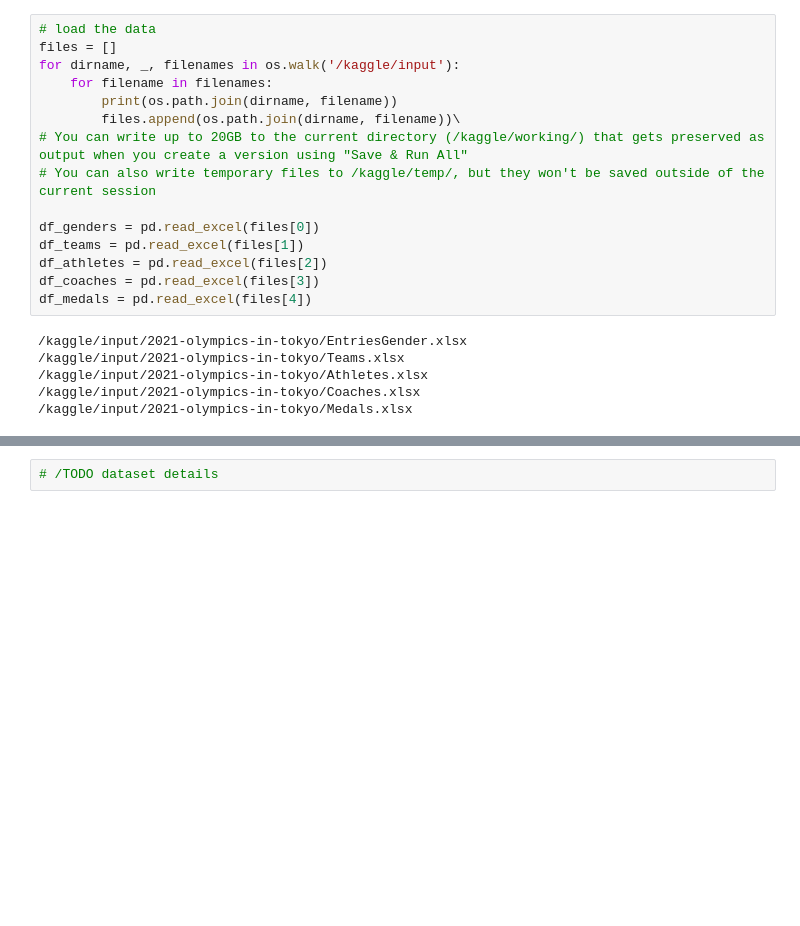
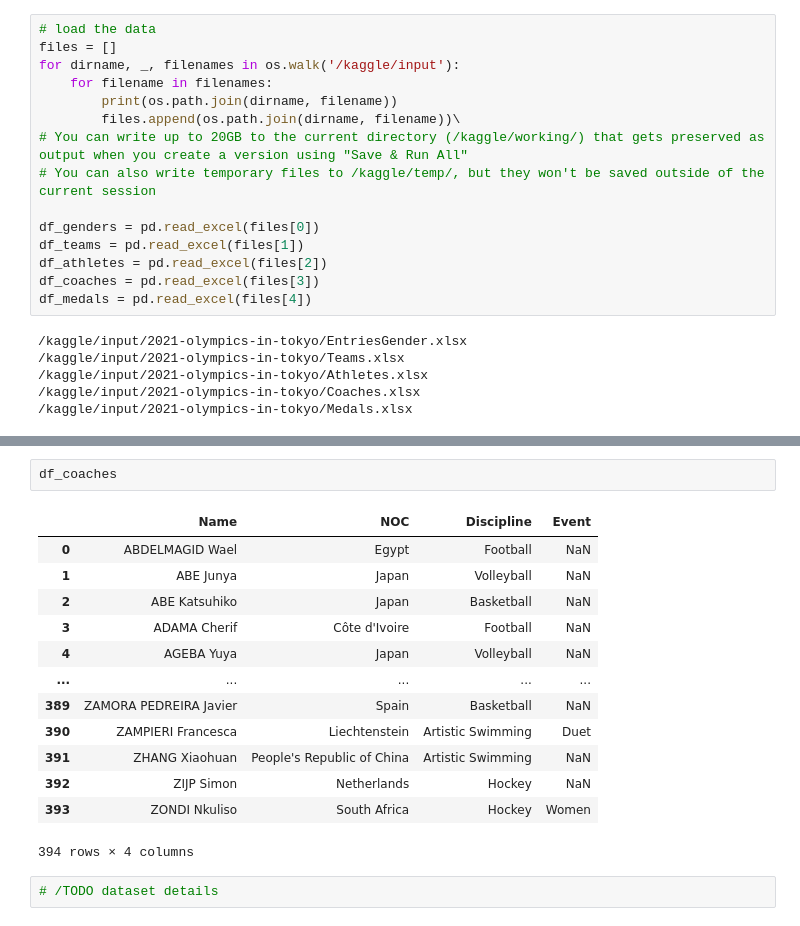
Before and after one commit to levisantn/olympics_tokyo, a Jupyter notebook: olympics_tokyo.ipynb, the cells around one changed output, grey strips where cells are left out. Drawn from its saved outputs; the diff is of its cells as text; blank space fills up the shorter version.

```diff
--- a/olympics_tokyo.ipynb
+++ b/olympics_tokyo.ipynb
@@ -36,3 +84,19 @@ df_medals = pd.read_excel(files[4])
+# %%
+df_coaches
+# %% [output]
+|  | Name | NOC | Discipline | Event |
+| 0 | ABDELMAGID Wael | Egypt | Football | NaN |
+| 1 | ABE Junya | Japan | Volleyball | NaN |
+| 2 | ABE Katsuhiko | Japan | Basketball | NaN |
+| 3 | ADAMA Cherif | Côte d'Ivoire | Football | NaN |
+| 4 | AGEBA Yuya | Japan | Volleyball | NaN |
+| ... | ... | ... | ... | ... |
+| 389 | ZAMORA PEDREIRA Javier | Spain | Basketball | NaN |
+| 390 | ZAMPIERI Francesca | Liechtenstein | Artistic Swimming | Duet |
+| 391 | ZHANG Xiaohuan | People's Republic of China | Artistic Swimming | NaN |
+| 392 | ZIJP Simon | Netherlands | Hockey | NaN |
+| 393 | ZONDI Nkuliso | South Africa | Hockey | Women |
+394 rows × 4 columns
 # %%
 # /TODO dataset details
 # %% [markdown]
```
Also changed, not shown: parts of 13 cells of this notebook.
